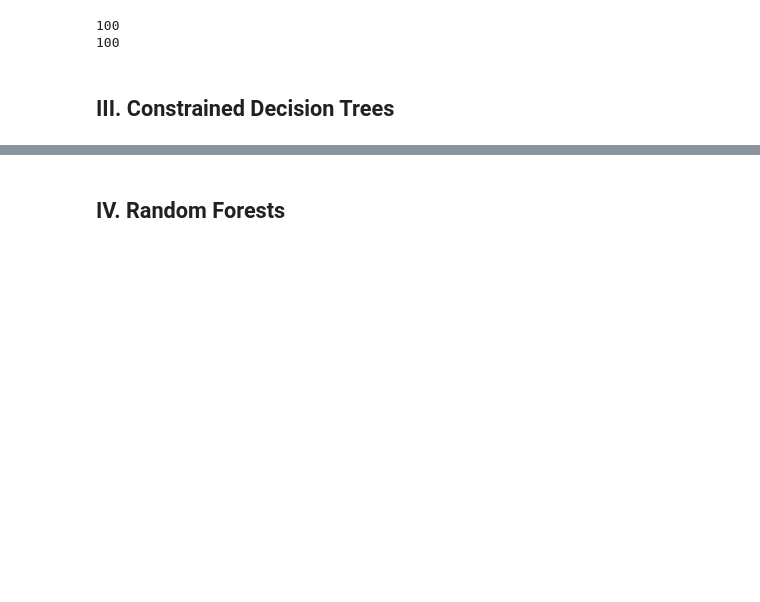
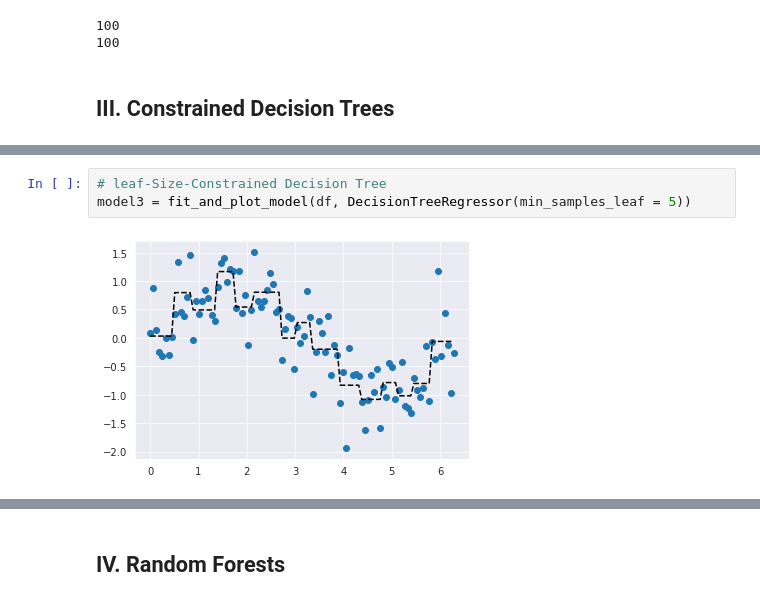
Before and after one commit to cedricsoares/elite_data_science, a Jupyter notebook: 4 - Workbook - Complexity Overload.ipynb, the cells around one changed output, grey strips where cells are left out. Saved outputs shown, nothing was run; the diff lists cells and outputs as text; blank space fills up the shorter version.

```diff
--- a/4 - Workbook - Complexity Overload.ipynb
+++ b/4 - Workbook - Complexity Overload.ipynb
@@ -150,0 +160,5 @@ print( np.sum( model.tree_.children_right == -1 ) )
+# %%
+# leaf-Size-Constrained Decision Tree
+model3 = fit_and_plot_model(df, DecisionTreeRegressor(min_samples_leaf = 5))
+# %% [output]
+[figure, added]
```
Also changed, not shown: parts of 10 cells of this notebook, 5 other files.
